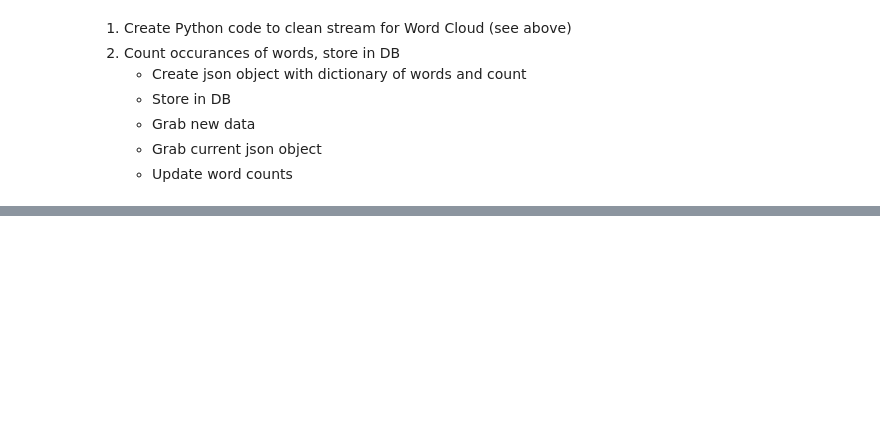
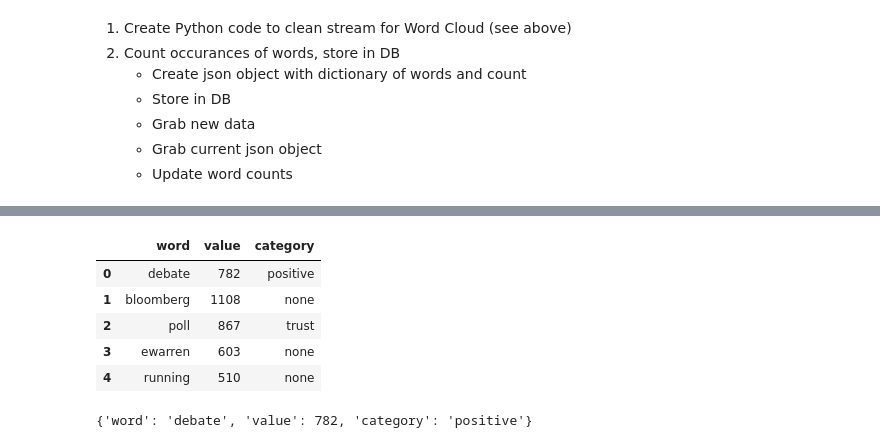
Before and after one commit to alexisophiek/Final_Project, a Jupyter notebook: Notebooks/WordCloud.ipynb, the cells around one changed output, grey strips where cells are left out. Cells and saved outputs as stored; diff of their text form; code cells hidden in the pictures; blank space fills up the shorter version.

```diff
--- a/Notebooks/WordCloud.ipynb
+++ b/Notebooks/WordCloud.ipynb
@@ -233,3 +227,6 @@ plt.show()
     * Grab new data
     * Grab current json object
     * Update word counts
+# %%
+filepath = "../NRC-Sentiment-Emotion-Lexicons/NRC-Emotion-Lexicon-v0.92/NRC-Emotion-Lexicon-Wordlevel-v0.92.txt"
+emolex_df = pd.read_csv(filepath,  names=["word", "emotion", "association"], skiprows=45, sep='\t')
@@ -235,0 +237,27 @@ plt.show()
+# %%
+my_list = []
+for key in word_list_counts.keys():
+    my_dict = {}
+    my_dict['x'] = key
+    my_dict['value'] = word_list_counts[key]
+    lexi_dict = {}
+    if key in emolex_df.word.to_list():
+        assoc = []
+        i = emolex_df.index[emolex_df['word'] == key]
+        for index in i:
+            if emolex_df['association'].iloc[index] == 1:
+                assoc.append(index)
+            for j in assoc:
+                emo = emolex_df['emotion'].iloc[j]
+                if (emo in lexi_dict.keys()):
+                    lexi_dict[emo] += 1
+                else:
+                    lexi_dict[emo] = 1
+    print(lexi_dict)
+    if not (lexi_dict):
+        max_key = 'none'
+    else:
+        max_key = max(lexi_dict, key=lambda k: lexi_dict[k])
+    print(max_key)
+    my_dict['category'] = max_key
+    my_list.append(my_dict)
@@ -235,0 +299,11 @@ plt.show()
+# %%
+new_df = pd.DataFrame(my_list).rename(columns={"x":"word"})
+# %%
+new_df.head()
+# %% [output]
+|  | word | value | category |
+| 0 | debate | 782 | positive |
+| 1 | bloomberg | 1108 | none |
+| 2 | poll | 867 | trust |
+| 3 | ewarren | 603 | none |
+| 4 | running | 510 | none |
@@ -235,0 +316,4 @@ plt.show()
+# %%
+new_df.iloc[0].to_dict()
+# %% [output]
+{'word': 'debate', 'value': 782, 'category': 'positive'}
```
Also changed, not shown: parts of 13 cells of this notebook.
